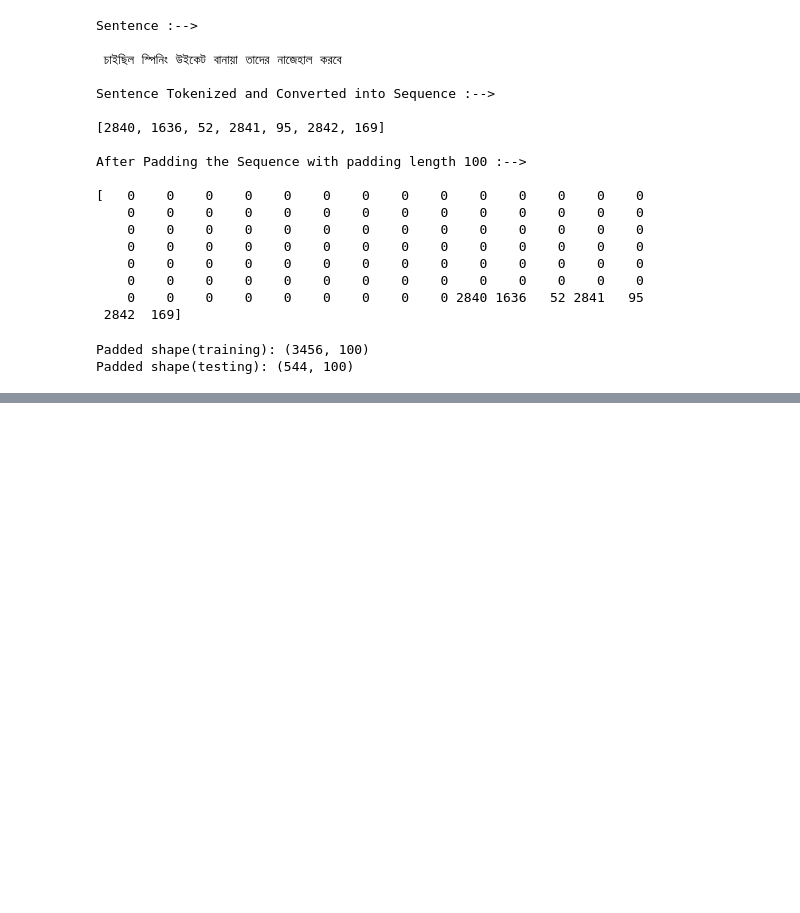
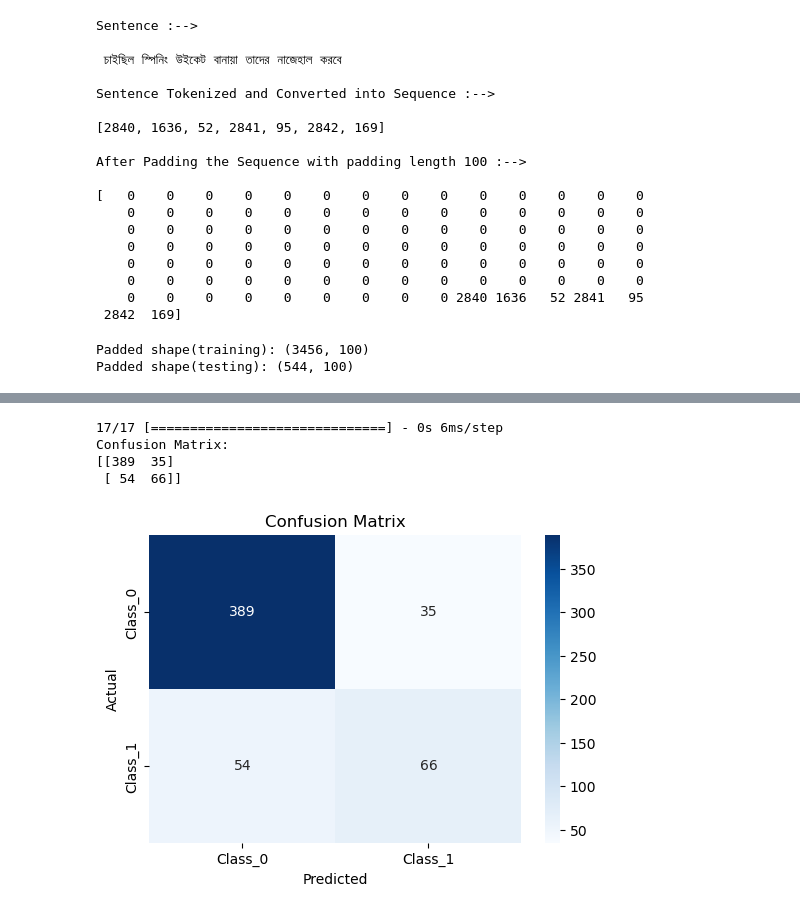
Before and after one commit to Faisalece18/Bengali-Sentiment-Analysis, a Jupyter notebook: Sentiment-CNN.ipynb, the cells around one changed output, grey strips where cells are left out. Saved outputs shown, nothing was run; the diff lists cells and outputs as text; code cells hidden in the pictures; blank space fills up the shorter version.

Commit message:
Using another CNN Model

```diff
--- a/Sentiment-CNN.ipynb
+++ b/Sentiment-CNN.ipynb
@@ -518,0 +572,18 @@ Confusion Matrix:
+# %%
+# Compile model
+model.compile(optimizer=Adamax(),
+              loss='categorical_crossentropy',
+              metrics=['accuracy', Precision(), Recall()])
+# %%
+# Assuming padded is used for both branches
+# Fit model with two inputs (duplicating padded for both branches if needed)
+history = model.fit(
+    [padded, padded],  # passing the same input to both branches
+    train_labels,
+    epochs=10,
+    batch_size=32,
+    validation_data=([testing_padded, testing_padded], test_labels),
+    verbose=1,
+    use_multiprocessing=True,
+    workers=8
+)
@@ -518,0 +611,33 @@ Confusion Matrix:
+# %%
+from sklearn.metrics import confusion_matrix
+import seaborn as sns
+import matplotlib.pyplot as plt
+import numpy as np
+
+# Step 1: Make predictions on the test set
+y_pred_prob = model.predict([testing_padded, testing_padded])  # Pass both inputs for the model
+y_pred_labels = np.argmax(y_pred_prob, axis=1)  # Convert probabilities to class labels
+
+# Step 2: Convert one-hot encoded `test_labels` back to class labels (if necessary)
+y_test_labels = np.argmax(test_labels, axis=1)
+
+# Step 3: Generate confusion matrix
+conf_matrix = confusion_matrix(y_test_labels, y_pred_labels)
+
+# Print the confusion matrix
+print("Confusion Matrix:")
+print(conf_matrix)
+
+# Step 4 (Optional): Visualize the confusion matrix using a heatmap
+plt.figure(figsize=(6, 4))
+sns.heatmap(conf_matrix, annot=True, fmt='d', cmap='Blues', xticklabels=['Class_0', 'Class_1'], yticklabels=['Class_0', 'Class_1'])
+plt.xlabel('Predicted')
+plt.ylabel('Actual')
+plt.title('Confusion Matrix')
+plt.show()
+# %% [output]
+17/17 [==============================] - 0s 6ms/step
+Confusion Matrix:
+[[389  35]
+ [ 54  66]]
+[figure, added]
```
Also changed, not shown: parts of 8 cells of this notebook.
